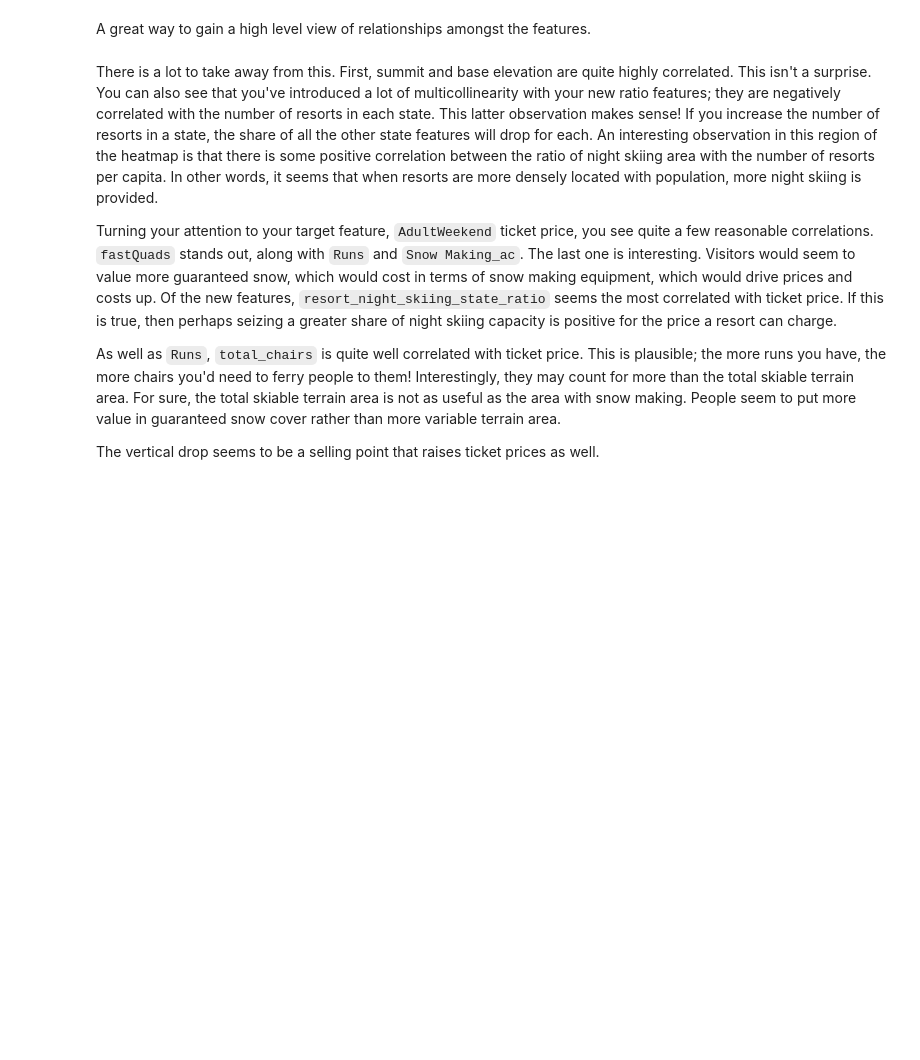
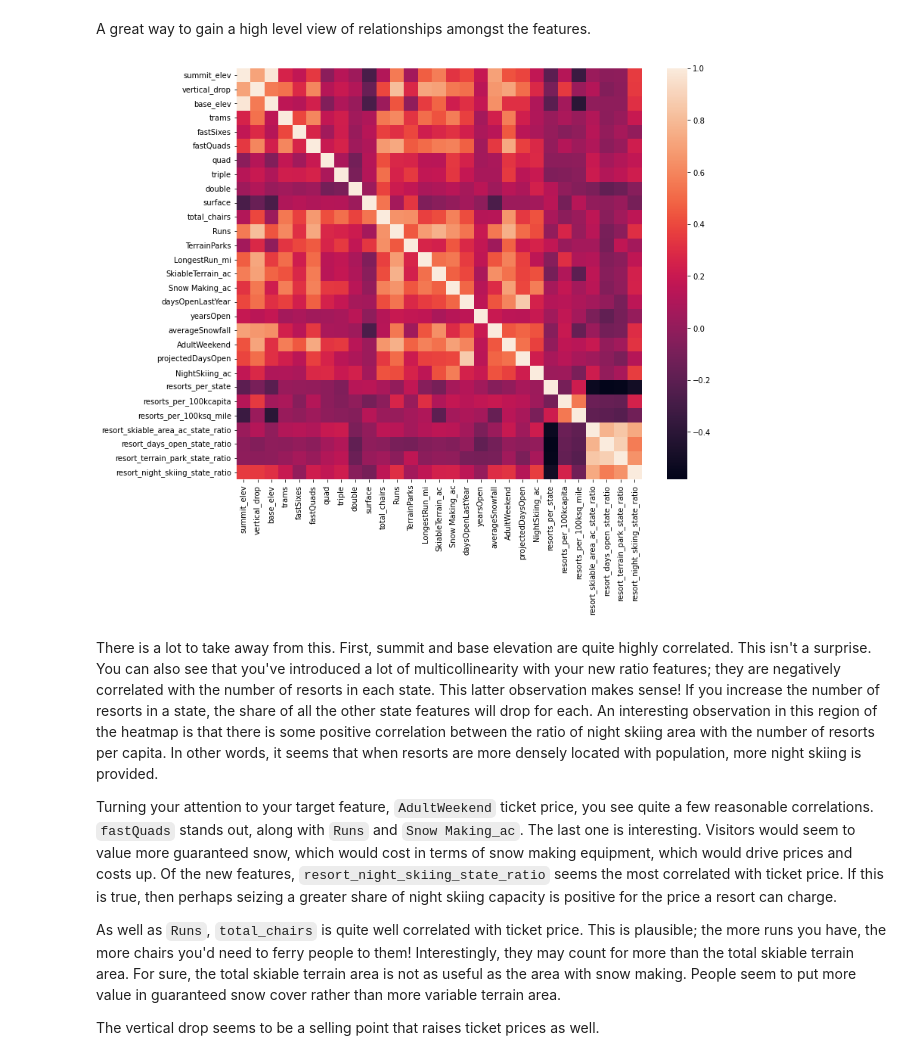
Before and after one commit to aquinojoeanson/DataScienceGuidedCapstone, a Jupyter notebook: Notebooks/03_exploratory_data_analysis.ipynb, the cells around one changed output. Saved outputs shown, nothing was run; the diff lists cells and outputs as text; code cells hidden in the pictures; blank space fills up the shorter version.

```diff
--- a/Notebooks/03_exploratory_data_analysis.ipynb
+++ b/Notebooks/03_exploratory_data_analysis.ipynb
@@ -572,9 +759,11 @@ A great way to gain a high level view of relationships amongst the features.
 # %%
 #Code task 12#
 #Show a seaborn heatmap of correlations in ski_data
 #Hint: call pandas' `corr()` method on `ski_data` and pass that into `sns.heatmap`
 plt.subplots(figsize=(12,10))
-sns.___(ski_data.___);
+sns.heatmap(ski_data.corr());
+# %% [output]
+[figure, added]
 # %% [markdown]
 There is a lot to take away from this. First, summit and base elevation are quite highly correlated. This isn't a surprise. You can also see that you've introduced a lot of multicollinearity with your new ratio features; they are negatively correlated with the number of resorts in each state. This latter observation makes sense! If you increase the number of resorts in a state, the share of all the other state features will drop for each. An interesting observation in this region of the heatmap is that there is some positive correlation between the ratio of night skiing area with the number of resorts per capita. In other words, it seems that when resorts are more densely located with population, more night skiing is provided.
 
```
Also changed, not shown: parts of 33 cells of this notebook.
